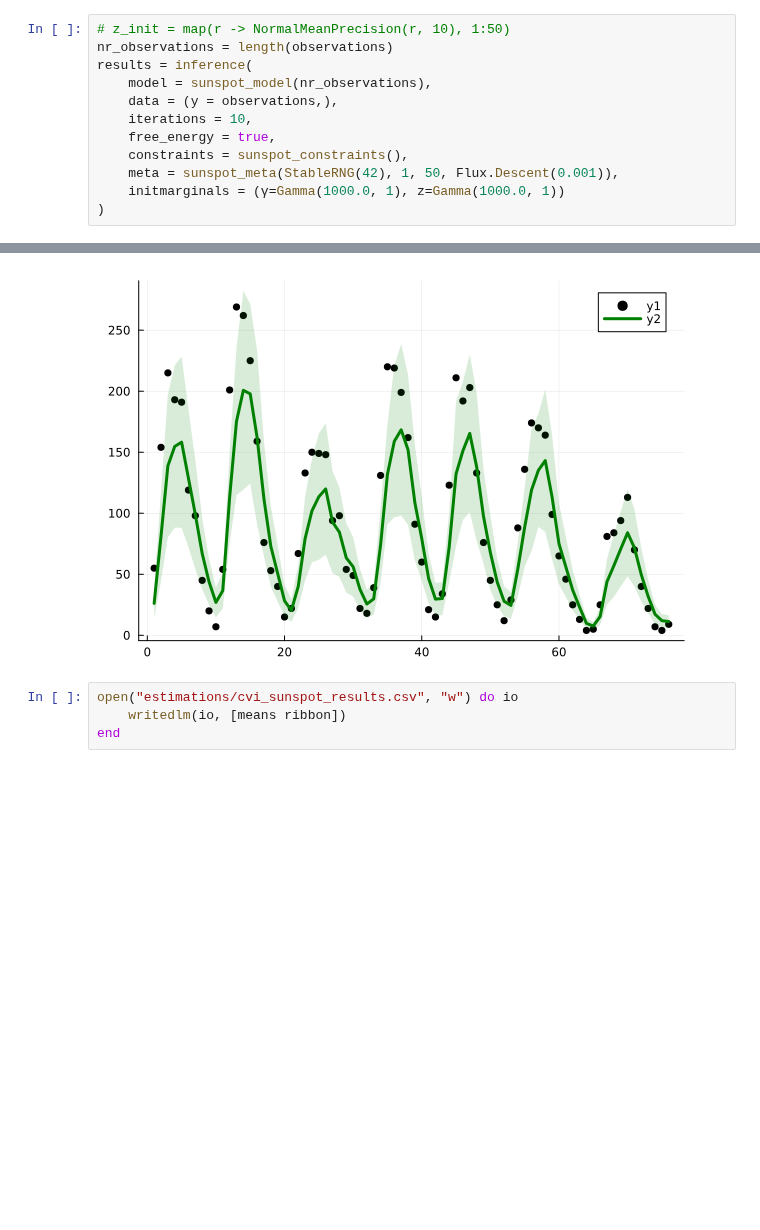
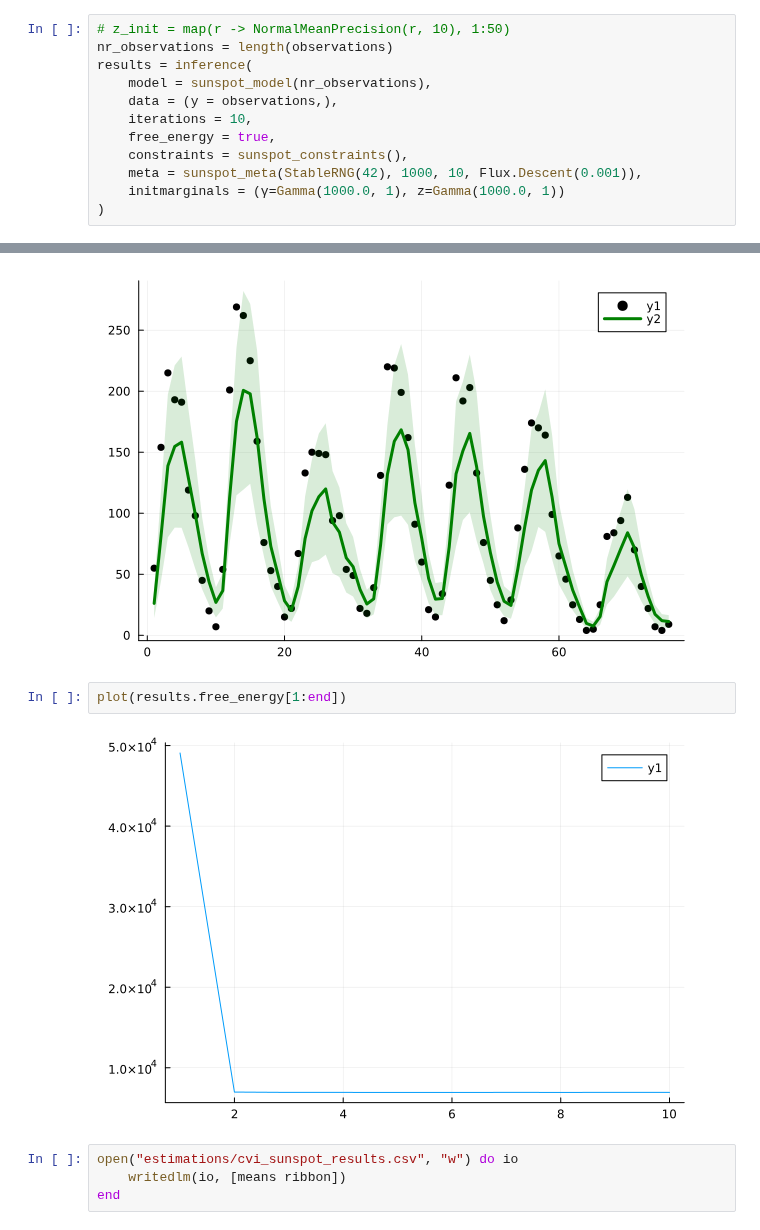
Before and after one commit to biaslab/CVMP, a Jupyter notebook: demos/sunspot_cvi.ipynb, the cells around one changed output, grey strips where cells are left out. Saved outputs shown, nothing was run; the diff lists cells and outputs as text; blank space fills up the shorter version.

```diff
--- a/demos/sunspot_cvi.ipynb
+++ b/demos/sunspot_cvi.ipynb
@@ -64,7 +68,7 @@ results = inference(
     iterations = 10,
     free_energy = true,
     constraints = sunspot_constraints(),
-    meta = sunspot_meta(StableRNG(42), 1, 50, Flux.Descent(0.001)),
+    meta = sunspot_meta(StableRNG(42), 1000, 10, Flux.Descent(0.001)),
     initmarginals = (γ=Gamma(1000.0, 1), z=Gamma(1000.0, 1))
 )
 # %% [output]
@@ -83,6 +107,10 @@ p1 = scatter(observations,color=:black)
 plot!(means, ribbon=ribbon, fillalpha=0.15, linewidth=3, color = :green)
 # %% [output]
 [figure]
+# %%
+plot(results.free_energy[1:end])
+# %% [output]
+[figure, added]
 # %%
 open("estimations/cvi_sunspot_results.csv", "w") do io
     writedlm(io, [means ribbon])
```
Also changed, not shown: parts of 4 cells of this notebook, 9 other files.
